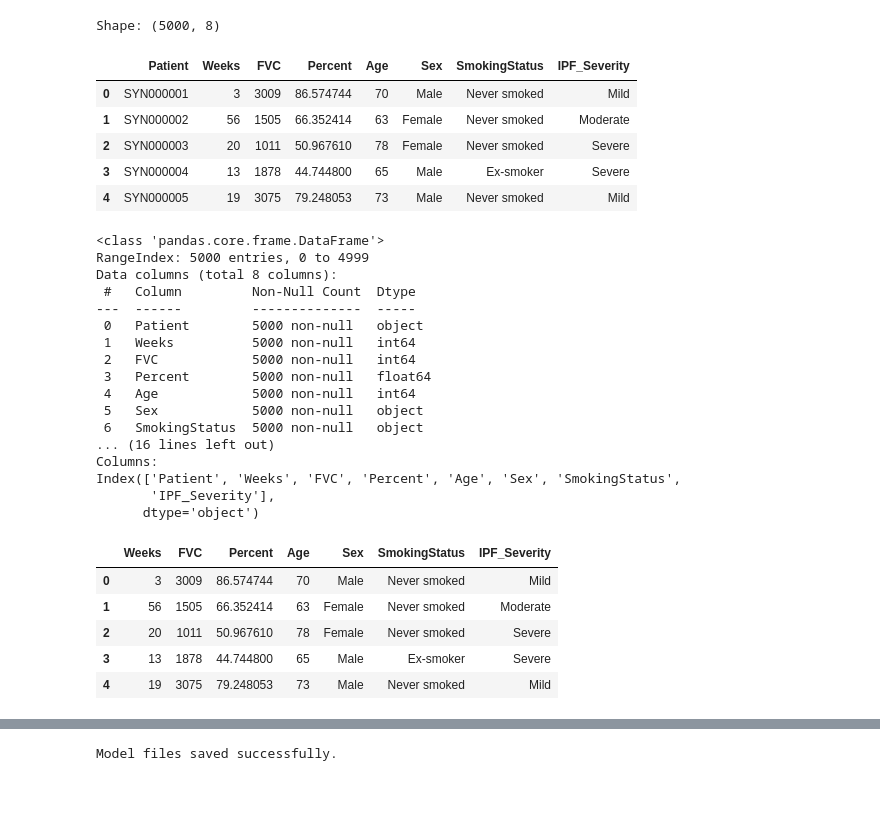
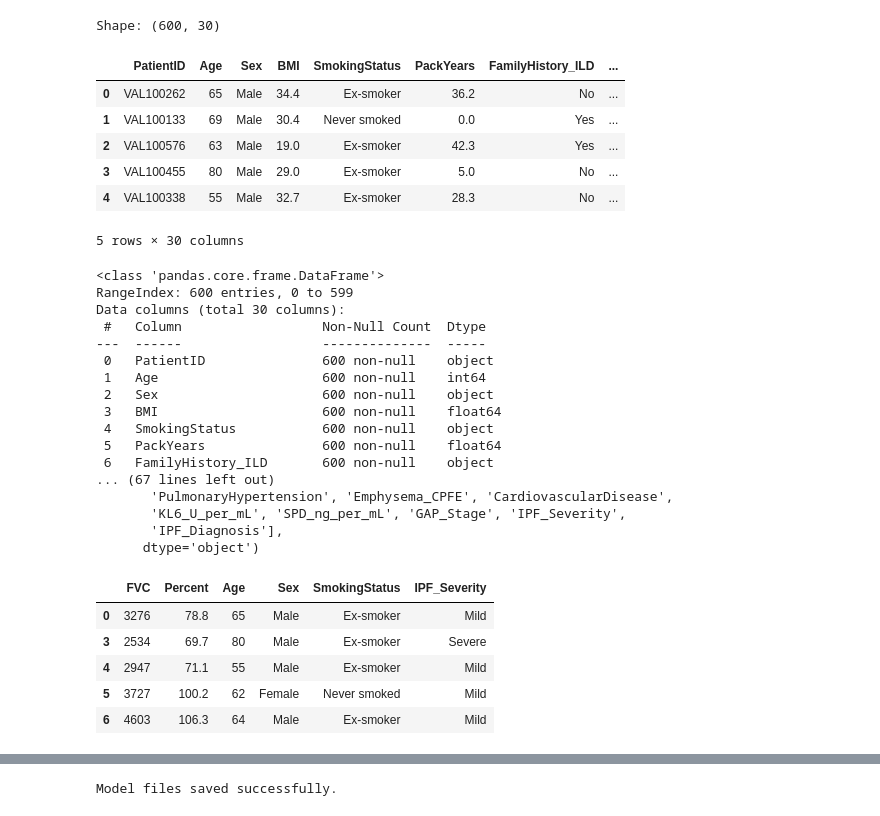
Before and after one commit to SarthakR0401/disease-classification, a Jupyter notebook: IPYNB/IPF.ipynb, the cells around one changed output, grey strips where cells are left out. Drawn from its saved outputs; the diff is of its cells as text; code cells hidden in the pictures.

```diff
--- a/IPYNB/IPF.ipynb
+++ b/IPYNB/IPF.ipynb
@@ -22,21 +23,22 @@ import joblib
 # %%
 # ==============================
 # STEP 3: Load Dataset
 # ==============================
 import os
-DATASET_PATH = os.path.join("..", "Datasets", "IPF_Dataset.csv")
+DATASET_PATH = os.path.join("..", "IPF_Validation_Dataset.csv")
 df = pd.read_csv(DATASET_PATH)
 
 print("Shape:", df.shape)
 df.head()
 # %% [output]
-Shape: (5000, 8)
+Shape: (600, 30)
-|  | Patient | Weeks | FVC | Percent | Age | Sex | SmokingStatus | IPF_Severity |
-| 0 | SYN000001 | 3 | 3009 | 86.574744 | 70 | Male | Never smoked | Mild |
-| 1 | SYN000002 | 56 | 1505 | 66.352414 | 63 | Female | Never smoked | Moderate |
-| 2 | SYN000003 | 20 | 1011 | 50.967610 | 78 | Female | Never smoked | Severe |
-| 3 | SYN000004 | 13 | 1878 | 44.744800 | 65 | Male | Ex-smoker | Severe |
-| 4 | SYN000005 | 19 | 3075 | 79.248053 | 73 | Male | Never smoked | Mild |
+|  | PatientID | Age | Sex | BMI | SmokingStatus | PackYears | FamilyHistory_ILD | ... |
+| 0 | VAL100262 | 65 | Male | 34.4 | Ex-smoker | 36.2 | No | ... |
+| 1 | VAL100133 | 69 | Male | 30.4 | Never smoked | 0.0 | Yes | ... |
+| 2 | VAL100576 | 63 | Male | 19.0 | Ex-smoker | 42.3 | Yes | ... |
+| 3 | VAL100455 | 80 | Male | 29.0 | Ex-smoker | 5.0 | No | ... |
+| 4 | VAL100338 | 55 | Male | 32.7 | Ex-smoker | 28.3 | No | ... |
+5 rows × 30 columns
 # %%
 # ==============================
 # STEP 4: Basic Dataset Check
@@ -49,38 +51,38 @@ print("\nColumns:")
 print(df.columns)
 # %% [output]
 <class 'pandas.core.frame.DataFrame'>
-RangeIndex: 5000 entries, 0 to 4999
-Data columns (total 8 columns):
- #   Column         Non-Null Count  Dtype
----  ------         --------------  -----
- 0   Patient        5000 non-null   object
- 1   Weeks          5000 non-null   int64
- 2   FVC            5000 non-null   int64
- 3   Percent        5000 non-null   float64
- 4   Age            5000 non-null   int64
- 5   Sex            5000 non-null   object
- 6   SmokingStatus  5000 non-null   object
-... (16 lines left out)
-Columns:
-Index(['Patient', 'Weeks', 'FVC', 'Percent', 'Age', 'Sex', 'SmokingStatus',
-       'IPF_Severity'],
+RangeIndex: 600 entries, 0 to 599
+Data columns (total 30 columns):
+ #   Column                  Non-Null Count  Dtype
+---  ------                  --------------  -----
+ 0   PatientID               600 non-null    object
+ 1   Age                     600 non-null    int64
+ 2   Sex                     600 non-null    object
+ 3   BMI                     600 non-null    float64
+ 4   SmokingStatus           600 non-null    object
+ 5   PackYears               600 non-null    float64
+ 6   FamilyHistory_ILD       600 non-null    object
+... (67 lines left out)
+       'PulmonaryHypertension', 'Emphysema_CPFE', 'CardiovascularDisease',
+       'KL6_U_per_mL', 'SPD_ng_per_mL', 'GAP_Stage', 'IPF_Severity',
+       'IPF_Diagnosis'],
       dtype='object')
-# %%
-# ==============================
-# STEP 5: Drop Unnecessary Columns
-# ==============================
-# Patient is only an ID, not useful for training
-if "Patient" in df.columns:
-    df = df.drop(columns=["Patient"])
-
-df.head()
-# %% [output]
-|  | Weeks | FVC | Percent | Age | Sex | SmokingStatus | IPF_Severity |
-| 0 | 3 | 3009 | 86.574744 | 70 | Male | Never smoked | Mild |
-| 1 | 56 | 1505 | 66.352414 | 63 | Female | Never smoked | Moderate |
-| 2 | 20 | 1011 | 50.967610 | 78 | Female | Never smoked | Severe |
-| 3 | 13 | 1878 | 44.744800 | 65 | Male | Ex-smoker | Severe |
-| 4 | 19 | 3075 | 79.248053 | 73 | Male | Never smoked | Mild |
+# %%
+# Keep only diagnosed IPF rows
+df = df[df["IPF_Severity"].isin(["Mild", "Moderate", "Severe"])].copy()
+# Rename columns to match model expectations
+df["FVC"] = df["FVC_mL"]
+df["Percent"] = df["FVC_PercentPredicted"]
+# Keep only selected 5 features and the severity target
+df = df[["FVC", "Percent", "Age", "Sex", "SmokingStatus", "IPF_Severity"]]
+df.head()
+# %% [output]
+|  | FVC | Percent | Age | Sex | SmokingStatus | IPF_Severity |
+| 0 | 3276 | 78.8 | 65 | Male | Ex-smoker | Mild |
+| 3 | 2534 | 69.7 | 80 | Male | Ex-smoker | Severe |
+| 4 | 2947 | 71.1 | 55 | Male | Ex-smoker | Mild |
+| 5 | 3727 | 100.2 | 62 | Female | Never smoked | Mild |
+| 6 | 4603 | 106.3 | 64 | Male | Ex-smoker | Mild |
 # %%
 # ==============================
 # STEP 6: Encode Categorical Columns
```
Also changed, not shown: parts of 10 cells of this notebook, 11 other files.
